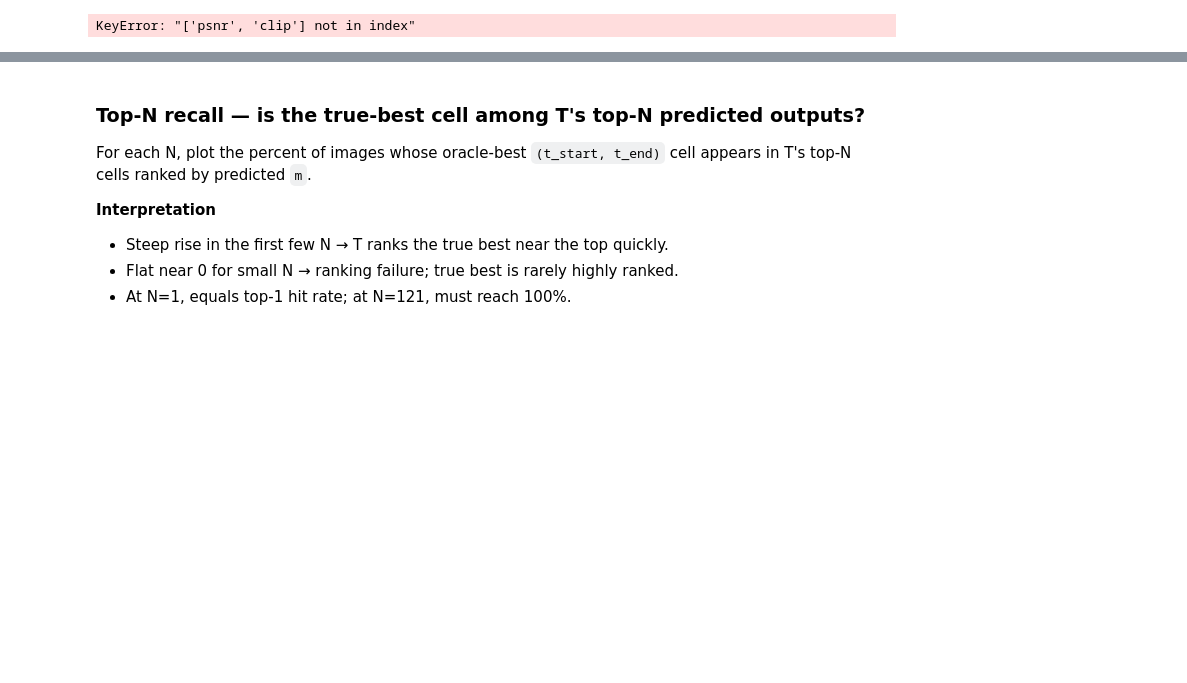
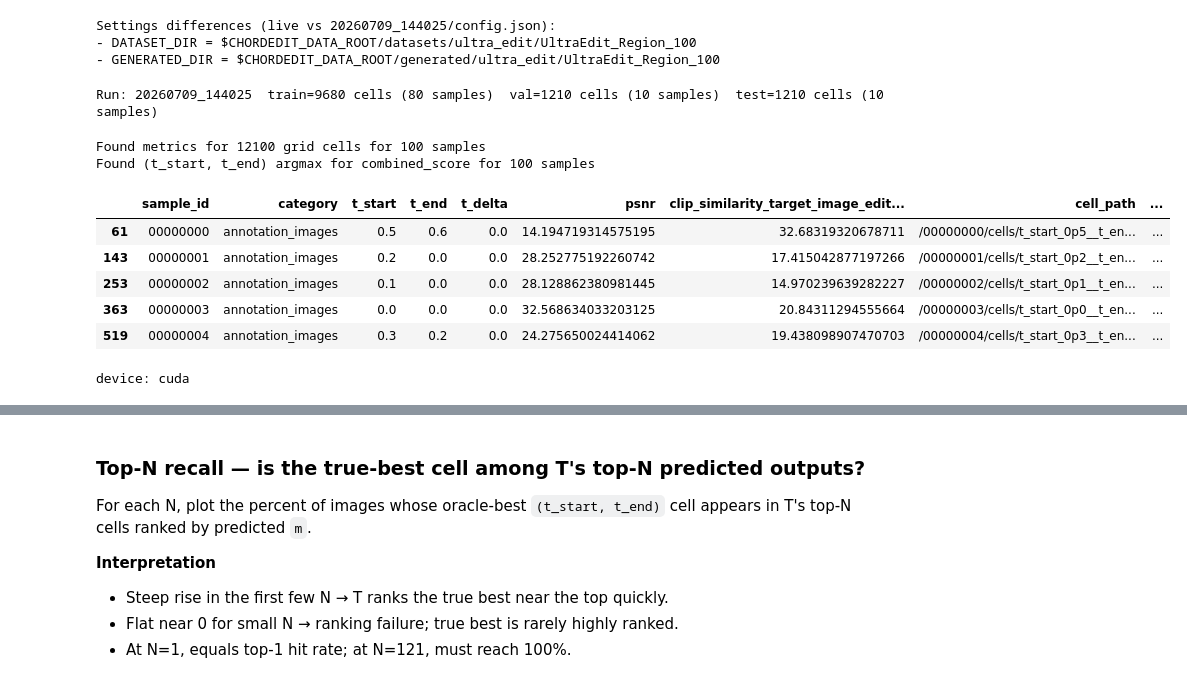
Before and after one commit to hcoderdm/chordedit-models, a Jupyter notebook: models/surrogate_selector/eval_t.ipynb, the cells around one changed output, grey strips where cells are left out. Cells and saved outputs as stored; diff of their text form; code cells hidden in the pictures; blank space fills up the shorter version.

```diff
--- a/models/surrogate_selector/eval_t.ipynb
+++ b/models/surrogate_selector/eval_t.ipynb
@@ -41,0 +35,16 @@ device: cuda:4
+# %%
+# Compare run config with live settings.
+import settings
+from run_config import settings_value_diff
+
+diffs = settings_value_diff(settings, RUN_DIR)
+if diffs:
+    print(f"Settings differences (live vs {RUN_DIR.name}/config.json):")
+    for line in diffs:
+        print(line)
+else:
+    print(f"Run config matches live settings ({RUN_DIR.name}/config.json).")
+# %% [output]
+Settings differences (live vs 20260709_144025/config.json):
+- DATASET_DIR = $CHORDEDIT_DATA_ROOT/datasets/ultra_edit/UltraEdit_Region_100
+- GENERATED_DIR = $CHORDEDIT_DATA_ROOT/generated/ultra_edit/UltraEdit_Region_100
@@ -42,30 +56,11 @@ device: cuda:4
 # %%
-"""
-
-"""
-
+# Load latest train_m run, saved train/val/test splits.
 run_dirs = sorted(d for d in OUTPUTS_DIR.iterdir() if d.is_dir())
 assert run_dirs, f"No run directories in {OUTPUTS_DIR}"
 RUN_DIR = run_dirs[-1]
-full_df = load_data()
-all_sids = sorted(full_df.sample_id.unique())
-rng = np.random.default_rng(SEED)
-perm = rng.permutation(all_sids)
-n_holdout = max(1, round(0.2 * len(perm)))
-holdout_sids = sorted(perm[:n_holdout])
-holdout_df = full_df[full_df.sample_id.isin(holdout_sids)].copy()
-print(f"Run: {RUN_DIR.name}  holdout: {len(holdout_sids)} images  cells: {len(holdout_df)}")
-
-T_START_VALUES = np.sort(holdout_df.t_start.unique())
-T_END_VALUES = np.sort(holdout_df.t_end.unique())
-N1, N2 = len(T_START_VALUES), len(T_END_VALUES)
-CELLS = N1 * N2
-SAMPLE_IDS = sorted(holdout_df.sample_id.unique())
-N_IMG = len(SAMPLE_IDS)
-SID_TO_K = {sid: k for k, sid in enumerate(SAMPLE_IDS)}
-I_OF = {v: i for i, v in enumerate(T_START_VALUES)}
-J_OF = {v: j for j, v in enumerate(T_END_VALUES)}
-T_START_DELTA = int(np.argmin(np.abs(T_START_VALUES - DEFAULT_T_START)))
-T_END_DELTA = int(np.argmin(np.abs(T_END_VALUES - DEFAULT_T_END)))
+splits = {name: pd.read_parquet(RUN_DIR / f"{name}.parquet.gz") for name in ("train", "val", "test")}
+train_df, val_df, test_df = splits["train"], splits["val"], splits["test"]
+full_df = pd.concat([train_df, val_df, test_df], ignore_index=True)
+print(f"Run: {RUN_DIR.name}  "+ "  ".join(f"{name}={len(df)} cells ({df[SAMPLE_ID_COL].nunique()} samples)" for name, df in splits.items()))
 # %% [output]
-KeyError: "['psnr', 'clip'] not in index"
+Run: 20260709_144025  train=9680 cells (80 samples)  val=1210 cells (10 samples)  test=1210 cells (10 samples)
@@ -105,0 +67,31 @@ print(f"holdout grids: {true_m.shape}")
+# %%
+# Find (t_start, t_end) argmax of T_TARGET_FUNC for every sample in full_df from METRICS_CSV.
+metrics_df = pd.read_csv(METRICS_CSV, dtype=str)
+metrics_df = metrics_df[metrics_df[T_DELTA_COL] == str(TARGET_T_DELTA)].copy()
+metrics_df = metrics_df[metrics_df[SAMPLE_ID_COL].isin(full_df[SAMPLE_ID_COL].unique())].copy()
+
+true_df = metrics_df.copy()
+true_df[T_TARGET_COL] = T_TARGET_FUNC(metrics_df)
+print(f"Found metrics for {len(true_df)} grid cells for {true_df[SAMPLE_ID_COL].nunique()} samples")
+
+true_argmax_df = true_df.loc[true_df.groupby(SAMPLE_ID_COL)[T_TARGET_COL].idxmax()]
+print(f"Found (t_start, t_end) argmax for {T_TARGET_COL} for {len(true_argmax_df)} samples")
+
+# Provice dataframe for visual evaluation.
+true_argmax_df.head()
+# %% [output]
+Found metrics for 12100 grid cells for 100 samples
+Found (t_start, t_end) argmax for combined_score for 100 samples
+|  | sample_id | category | t_start | t_end | t_delta | psnr | clip_similarity_target_image_edit... | cell_path | ... |
+| 61 | 00000000 | annotation_images | 0.5 | 0.6 | 0.0 | 14.194719314575195 | 32.68319320678711 | /00000000/cells/t_start_0p5__t_en... | ... |
+| 143 | 00000001 | annotation_images | 0.2 | 0.0 | 0.0 | 28.252775192260742 | 17.415042877197266 | /00000001/cells/t_start_0p2__t_en... | ... |
+| 253 | 00000002 | annotation_images | 0.1 | 0.0 | 0.0 | 28.128862380981445 | 14.970239639282227 | /00000002/cells/t_start_0p1__t_en... | ... |
+| 363 | 00000003 | annotation_images | 0.0 | 0.0 | 0.0 | 32.568634033203125 | 20.84311294555664 | /00000003/cells/t_start_0p0__t_en... | ... |
+| 519 | 00000004 | annotation_images | 0.3 | 0.2 | 0.0 | 24.275650024414062 | 19.438098907470703 | /00000004/cells/t_start_0p3__t_en... | ... |
+# %%
+# Set inference device: None = default cuda, int = cuda:N, "cpu" = cpu.
+GPU = None
+DEVICE = resolve_device(GPU)
+print(f"device: {DEVICE}")
+# %% [output]
+device: cuda
```
Also changed, not shown: parts of 19 cells of this notebook, 8 other files.
